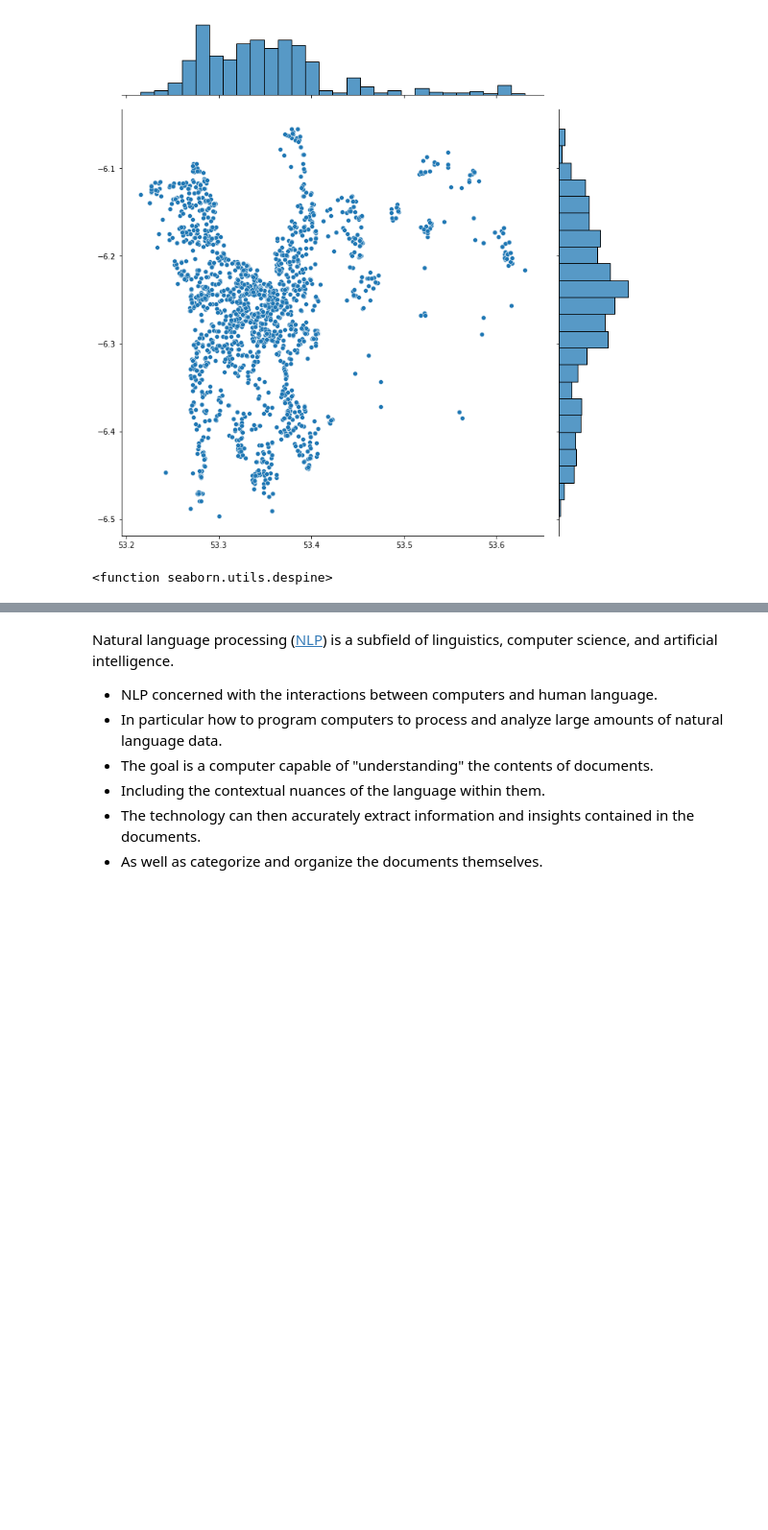
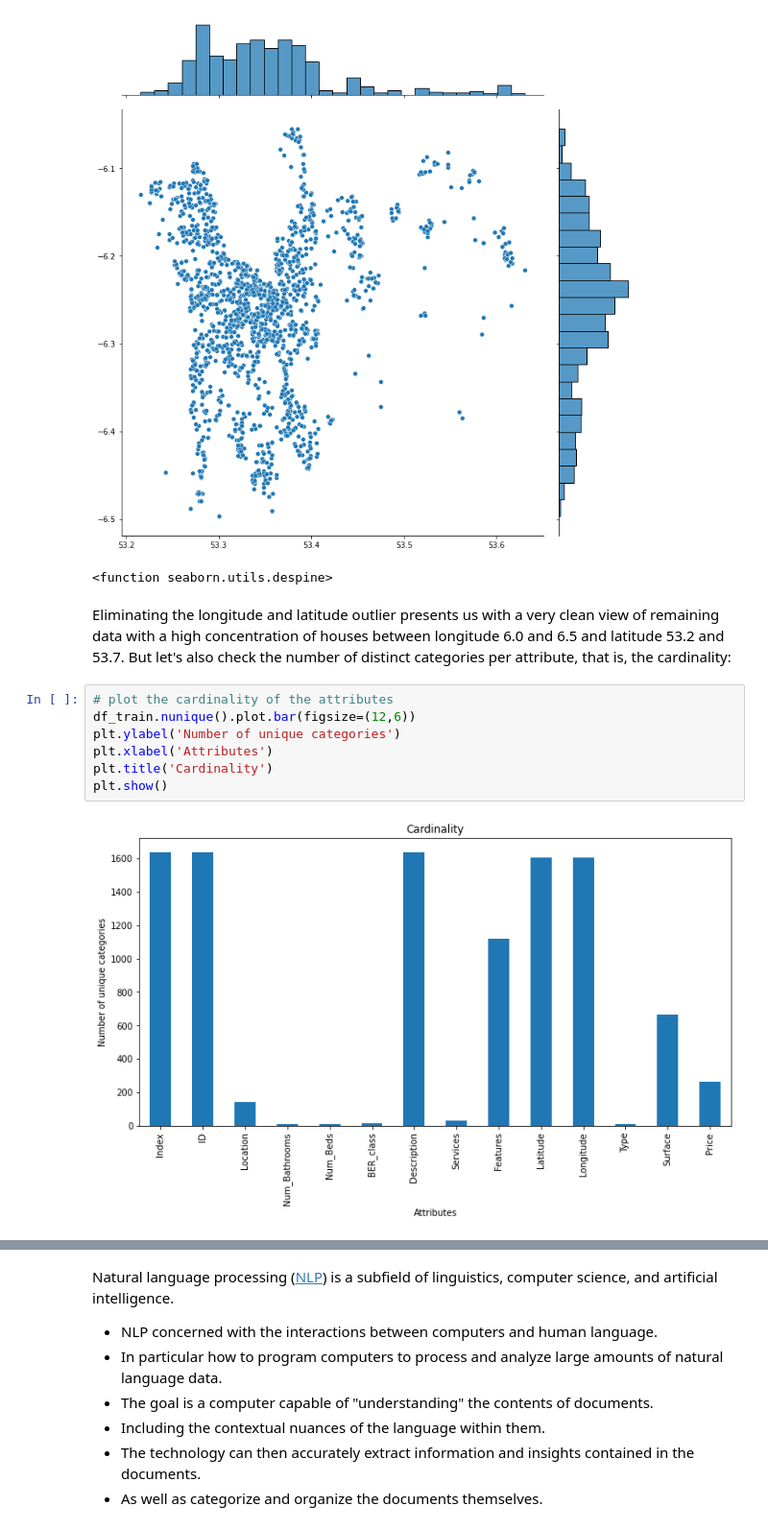
Before and after one commit to markdevine/ET5003_SEM1_2021-2, a Jupyter notebook: ET5003_KaggleCompetition_MarkDevine_19187289.ipynb, the cells around one changed output, grey strips where cells are left out. Shown at 96% size. Drawn from its saved outputs; the diff is of its cells as text; blank space fills up the shorter version.

```diff
--- a/ET5003_KaggleCompetition_MarkDevine_19187289.ipynb
+++ b/ET5003_KaggleCompetition_MarkDevine_19187289.ipynb
@@ -385,3 +385,14 @@ sns.despine
 <Figure size 720x720 with 0 Axes>
 [figure]
 <function seaborn.utils.despine>
+# %% [markdown]
+Eliminating the longitude and latitude outlier presents us with a very clean view of remaining data with a high concentration of houses between longitude 6.0 and 6.5 and latitude 53.2 and 53.7. But let's also check the number of distinct categories per attribute, that is, the cardinality:
+# %%
+# plot the cardinality of the attributes
+df_train.nunique().plot.bar(figsize=(12,6))
+plt.ylabel('Number of unique categories')
+plt.xlabel('Attributes')
+plt.title('Cardinality')
+plt.show()
+# %% [output]
+[figure, added]
```
Also changed, not shown: parts of 12 cells of this notebook.
